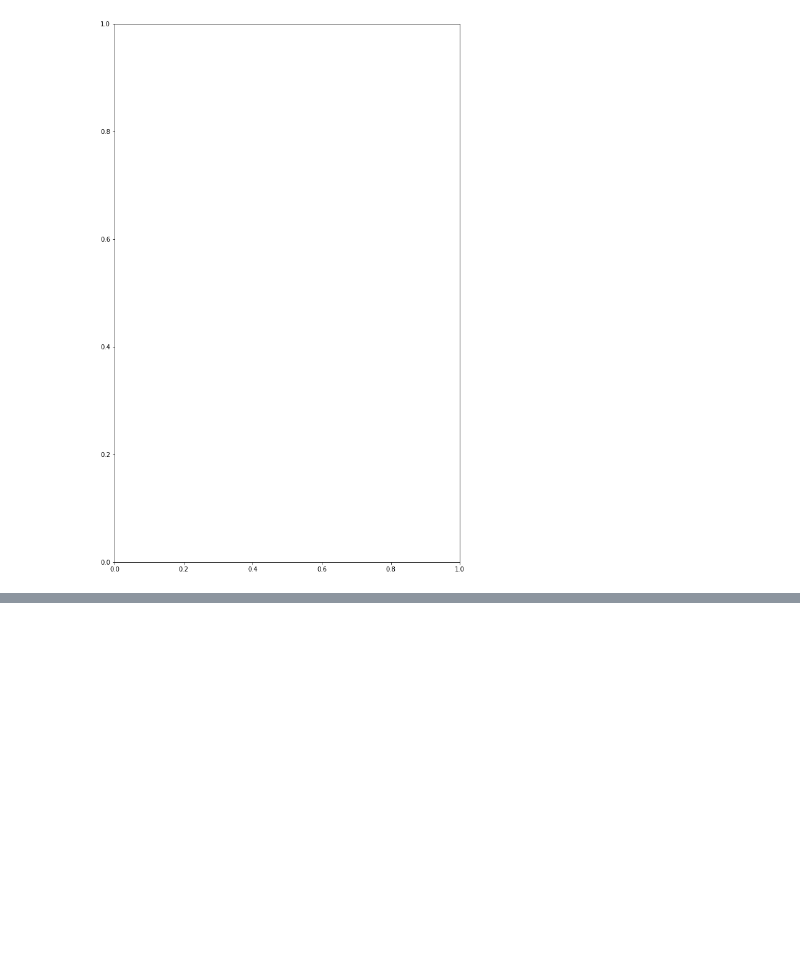
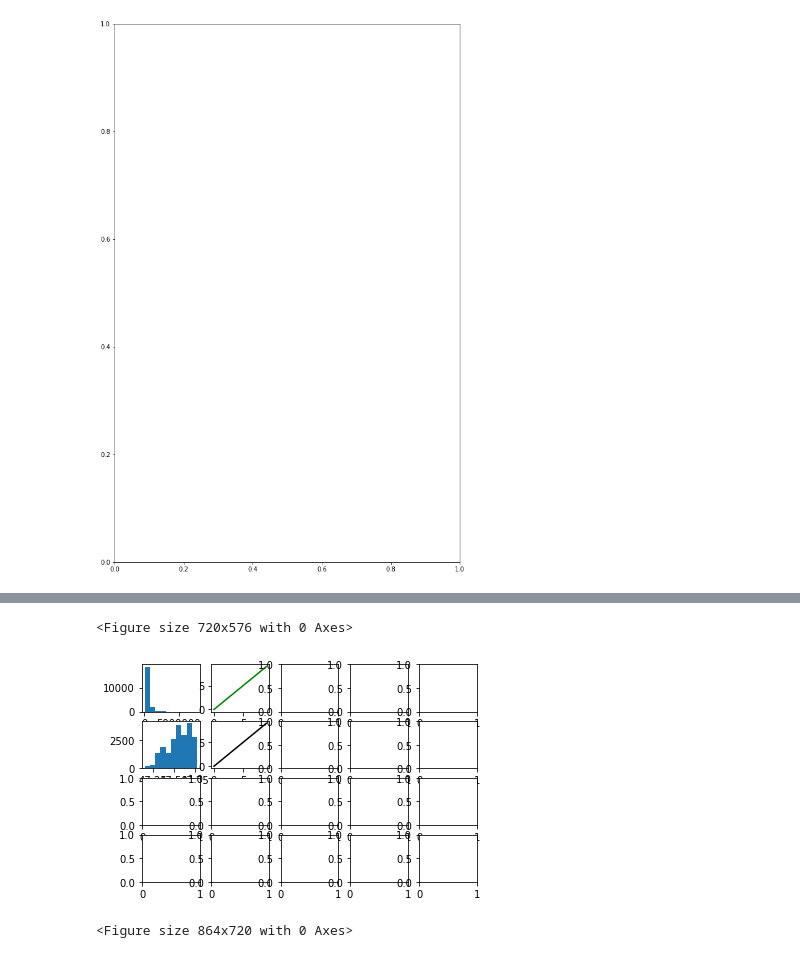
Before and after one commit to Maltanno/Phase2_Project, a Jupyter notebook: Data_Analysis.ipynb, the cells around one changed output, grey strips where cells are left out. Cells and saved outputs as stored; diff of their text form; code cells hidden in the pictures; blank space fills up the shorter version.

Commit message:
added plots and transformation candidates

```diff
--- a/Data_Analysis.ipynb
+++ b/Data_Analysis.ipynb
@@ -219,0 +224,37 @@ pd.plotting.scatter_matrix(data, figsize=(24,24));
+# %%
+data1 = data.drop('date', axis=1)
+plt.figure(figsize=(10, 8))
+
+dim = math.ceil(math.sqrt(len(data.columns)))
+nrows = 4
+ncols = 5
+fig, ax = plt.subplots(nrows=nrows, ncols=ncols)
+
+x = range(len(data1.columns))
+y = data1.columns
+
+# for row in ax:
+#     for col in row:
+#         col.plot(data1[y[x]])
+
+# for i in range(nrows):
+#     for j in range(ncols):
+#         ax[i, j].plot(data1[y[x]])
+
+# for i in x:
+#     plt.subplot(nrows, ncols, i+1)
+#     plt.hist(data1[y[x]])
+
+# plt.subplot(1, 2, 2)
+# plt.plot(x,y)
+
+plt.figure(figsize=(12, 10))
+ax[0, 0].hist(data.price) #row=0, col=0
+ax[1, 0].hist(data.lat) #row=1, col=0
+ax[0, 1].plot(range(10), 'g') #row=0, col=1
+ax[1, 1].plot(range(10), 'k') #row=1, col=1
+plt.show()
+# %% [output]
+<Figure size 720x576 with 0 Axes>
+[figure, added]
+<Figure size 864x720 with 0 Axes>
```
Also changed, not shown: parts of 20 cells of this notebook.
